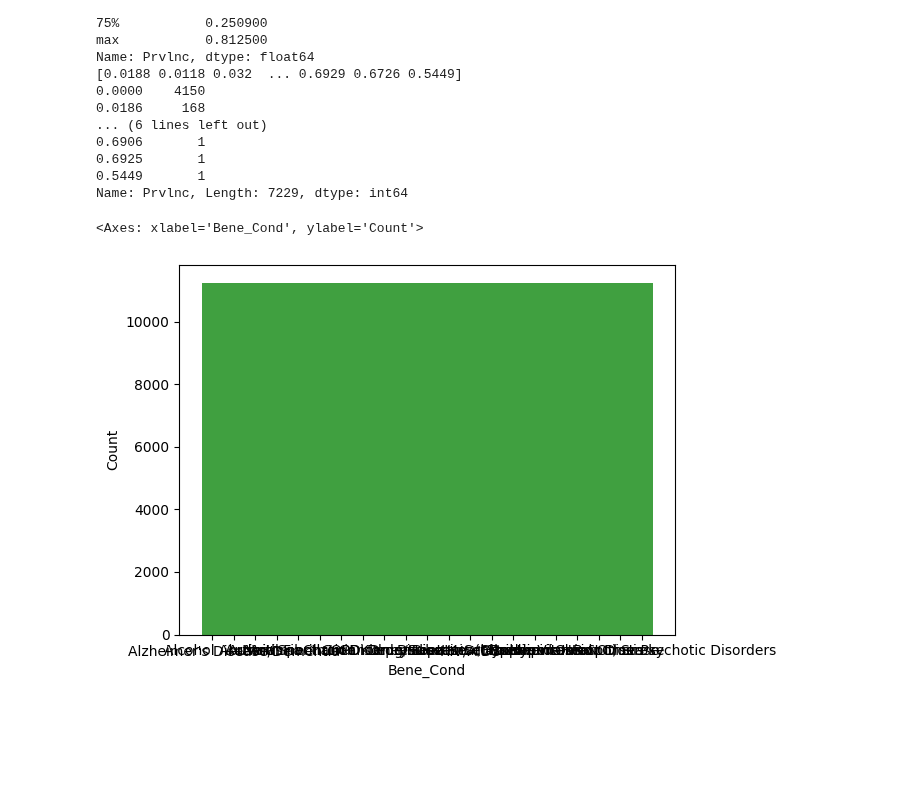
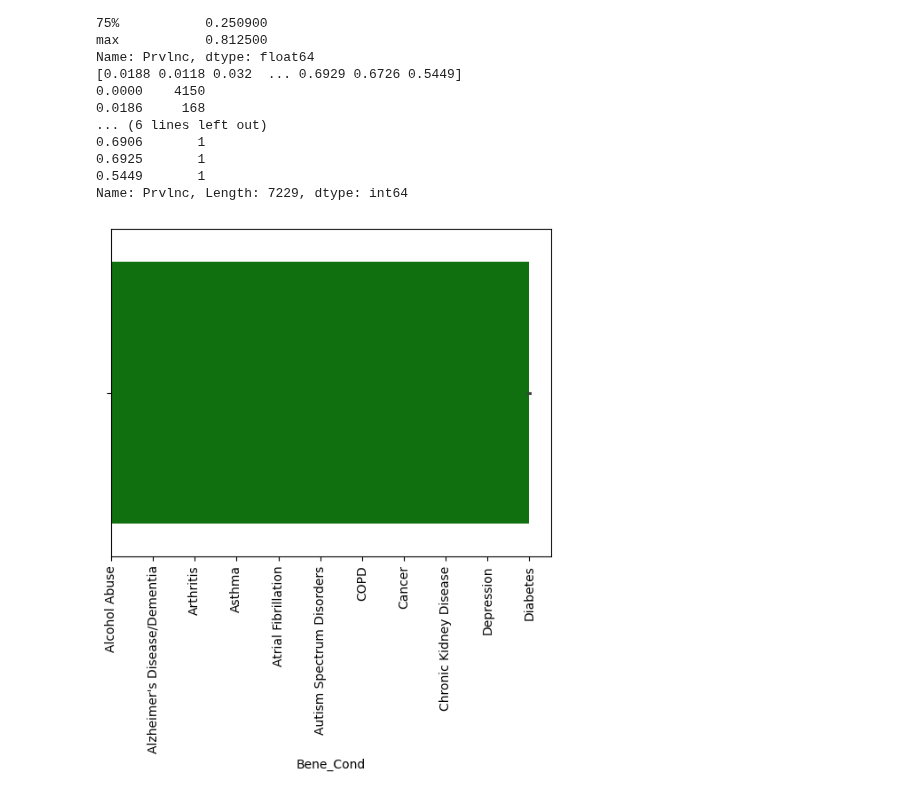
Before and after one commit to phf5kw/visualization, a Jupyter notebook: assignment/assignment.ipynb, the cells around one changed output. Cells and saved outputs as stored; diff of their text form; code cells hidden in the pictures; blank space fills up the shorter version.

```diff
--- a/assignment/assignment.ipynb
+++ b/assignment/assignment.ipynb
@@ -305,11 +305,16 @@ Name: Prvlnc, dtype: float64
 0.5449       1
 Name: Prvlnc, Length: 7229, dtype: int64
 # %%
+# Part 4
+
+# Bar for Bene_Cond
+
 import seaborn as sns
-sns.histplot(df['Bene_Cond'], color='green', edgecolor='None')
-
+#sns.histplot(df['Bene_Cond'], color='green', edgecolor='None')
+g = sns.barplot(x = 'Bene_Cond', data = df, color='green')
+plt.xticks(rotation=90)
+plt.show()
 # The dataset observations is split into different combinations of demographic groups, so they are all the same amount for
 # Each of the 21 conditions
 # %% [output]
-<Axes: xlabel='Bene_Cond', ylabel='Count'>
-[figure, old version]
+[figure, new version]
```
Also changed, not shown: parts of 4 cells of this notebook.
